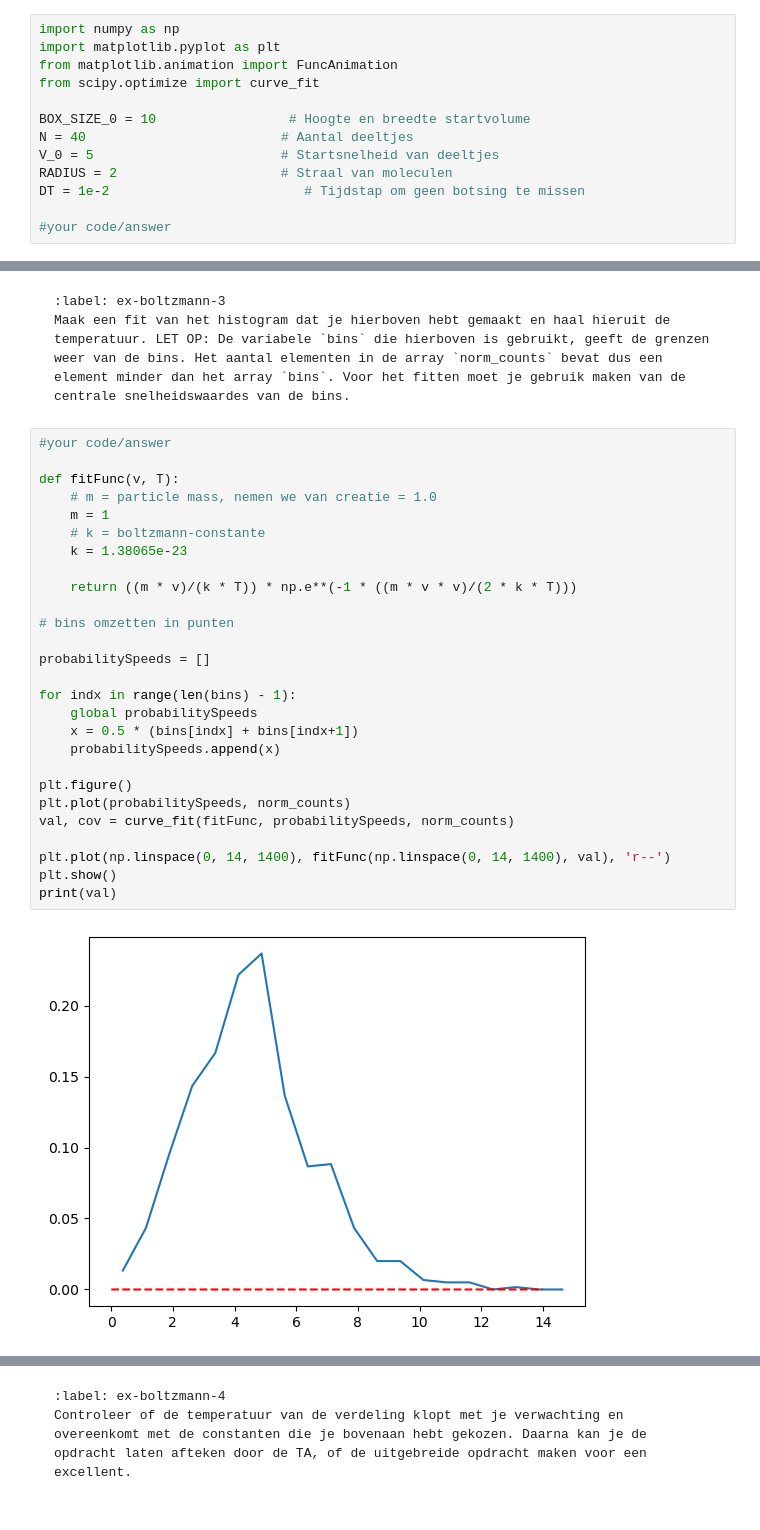
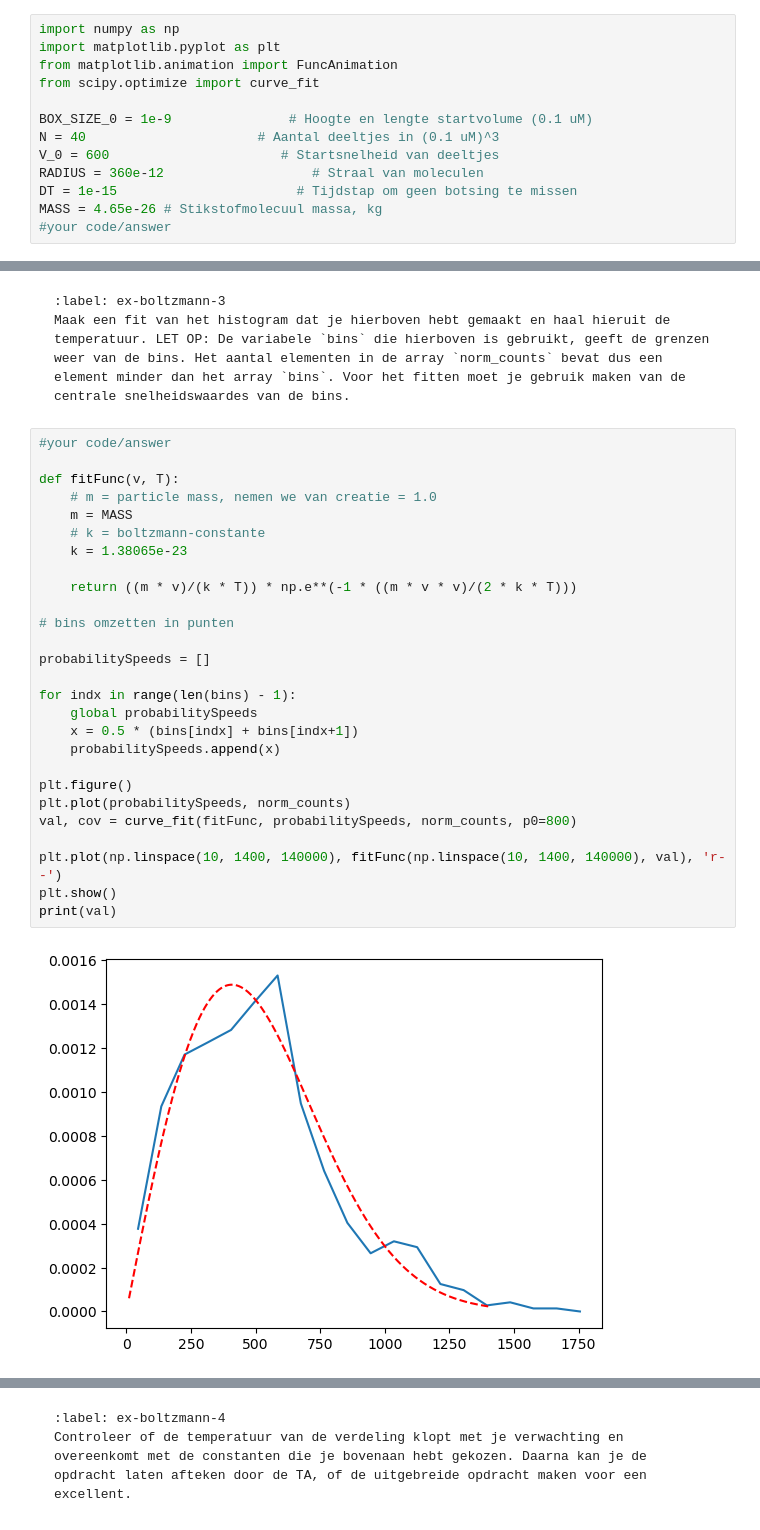
Before and after one commit to fKogelTU/Sarah_Frank, a Jupyter notebook: Content/PySim/6_boltzmann.ipynb, the cells around one changed output, grey strips where cells are left out. Cells and saved outputs as stored; diff of their text form.

```diff
--- a/Content/PySim/6_boltzmann.ipynb
+++ b/Content/PySim/6_boltzmann.ipynb
@@ -28,12 +28,12 @@ import matplotlib.pyplot as plt
 from matplotlib.animation import FuncAnimation
 from scipy.optimize import curve_fit
 
-BOX_SIZE_0 = 10                 # Hoogte en breedte startvolume
-N = 40                         # Aantal deeltjes
-V_0 = 5                        # Startsnelheid van deeltjes
-RADIUS = 2                     # Straal van moleculen
-DT = 1e-2                         # Tijdstap om geen botsing te missen
-
+BOX_SIZE_0 = 1e-9               # Hoogte en lengte startvolume (0.1 uM)
+N = 40                      # Aantal deeltjes in (0.1 uM)^3
+V_0 = 600                      # Startsnelheid van deeltjes
+RADIUS = 360e-12                   # Straal van moleculen
+DT = 1e-15                       # Tijdstap om geen botsing te missen
+MASS = 4.65e-26 # Stikstofmolecuul massa, kg
 #your code/answer
 # %% [markdown]
 Dan maken we weer gebruik van de klasse voor het deeltje:
@@ -354,29 +354,29 @@ Maak een fit van het histogram dat je hierboven hebt gemaakt en haal hieruit de
 # %%
 #your code/answer
 
 def fitFunc(v, T):
     # m = particle mass, nemen we van creatie = 1.0
-    m = 1
+    m = MASS
     # k = boltzmann-constante
     k = 1.38065e-23
 
     return ((m * v)/(k * T)) * np.e**(-1 * ((m * v * v)/(2 * k * T)))
 
 # bins omzetten in punten
 
 probabilitySpeeds = []
 
 for indx in range(len(bins) - 1):
     global probabilitySpeeds
     x = 0.5 * (bins[indx] + bins[indx+1])
     probabilitySpeeds.append(x)
 
 plt.figure()
 plt.plot(probabilitySpeeds, norm_counts)
-val, cov = curve_fit(fitFunc, probabilitySpeeds, norm_counts)
+val, cov = curve_fit(fitFunc, probabilitySpeeds, norm_counts, p0=800)
 
-plt.plot(np.linspace(0, 14, 1400), fitFunc(np.linspace(0, 14, 1400), val), 'r--')
+plt.plot(np.linspace(10, 1400, 140000), fitFunc(np.linspace(10, 1400, 140000), val), 'r--')
 plt.show()
 print(val)
 # %% [output]
-[figure, old version]
+[figure, new version]
```
Also changed, not shown: parts of 9 cells of this notebook, 1 other file.
